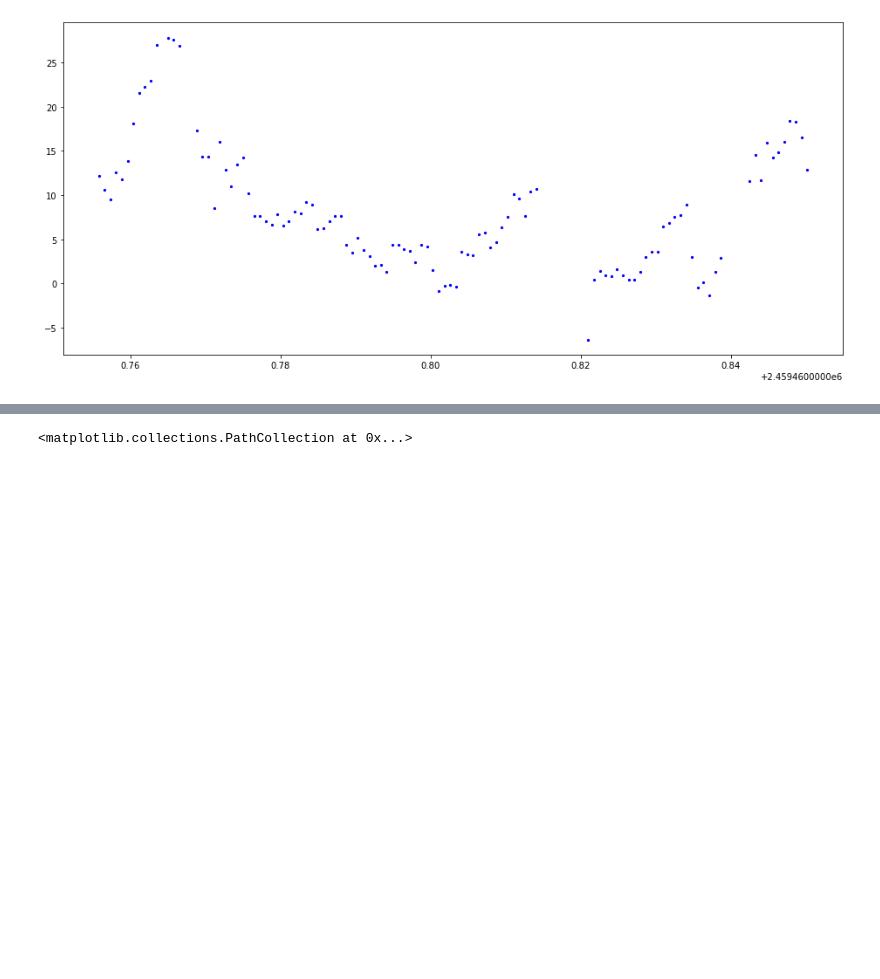
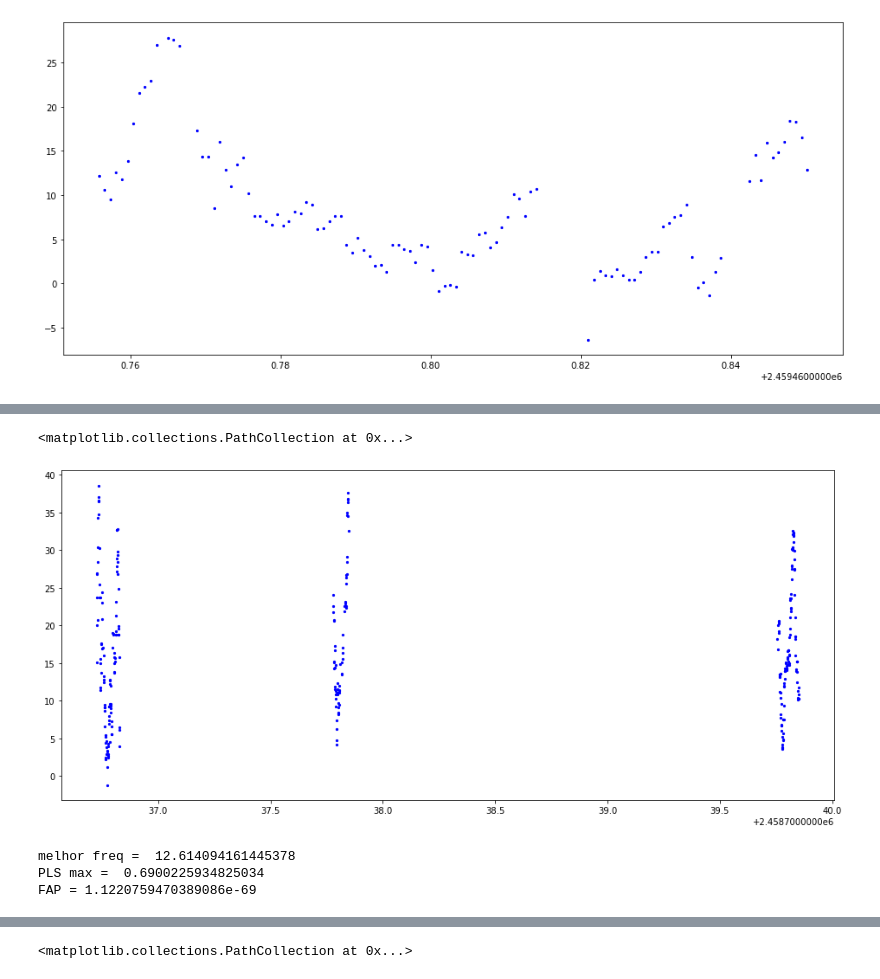
Before and after one commit to Di-carvalho/An-lise-de-dados-astronomicos, a Jupyter notebook: radvel componentes.ipynb, the cells around one changed output, grey strips where cells are left out. Saved outputs shown, nothing was run; the diff lists cells and outputs as text; code cells hidden in the pictures; blank space fills up the shorter version.

```diff
--- a/radvel componentes.ipynb
+++ b/radvel componentes.ipynb
@@ -235,0 +387,34 @@ pol = pd.concat([pol, pol1], ignore_index=True)
+# %%
+pol9 = pd.read_csv('09hjdpol_completo.txt', sep = ' ')
+pol10 = pd.read_csv('10hjdpol_completo.txt', sep = ' ' )
+pol12 = pd.read_csv('12hjdpol_completo.txt', sep = ' ')
+polI = pd.read_csv('circpolI_bjd_semerro.txt', sep = ' ')
+# %%
+pol10['circ_pol'] = pol10['circ_pol'] + pol9['circ_pol'].median() - pol10['circ_pol'].median()
+pol12['circ_pol'] = pol12['circ_pol'] + pol9['circ_pol'].median() - pol12['circ_pol'].median()
+pol12['circ_pol'] = pol12['circ_pol'] + pol9['circ_pol'].median() - pol12['circ_pol'].median()
+polI['circ_pol'] = polI['circ_pol'] + pol9['circ_pol'].median() - polI['circ_pol'].median()
+
+all_pol = pd.concat([pol10, pol12, pol9])
+# %%
+
+# PLota o gráfico em função de bjd.
+
+f, ax = plt.subplots(figsize=(16,7))
+
+plt.scatter(all_pol['bjd'], all_pol['circ_pol'], color = 'blue', s=5)
+# %% [output]
+<matplotlib.collections.PathCollection at 0x...>
+[figure, added]
+# %%
+freq, PLS = LombScargle(all_pol['bjd'], all_pol['circ_pol']).autopower(minimum_frequency=5 ,
+                                                                         maximum_frequency=20,
+                                                                         method='chi2', samples_per_peak=5)
+best_freq = freq[np.argmax(PLS)]
+print('melhor freq = ',best_freq)
+print('PLS max = ',PLS.max())
+print('FAP =',LombScargle(all_pol['bjd'], all_pol['bjd']).false_alarm_probability(PLS.max()))
+# %% [output]
+melhor freq =  12.614094161445378
+PLS max =  0.6900225934825034
+FAP = 1.1220759470389086e-69
```
Also changed, not shown: parts of 68 cells of this notebook.
